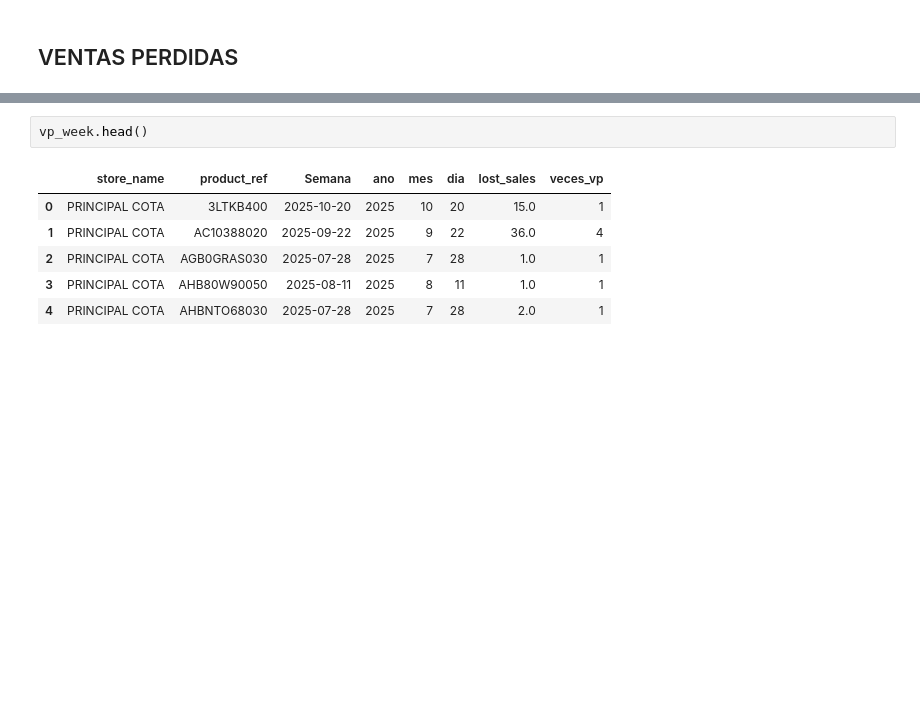
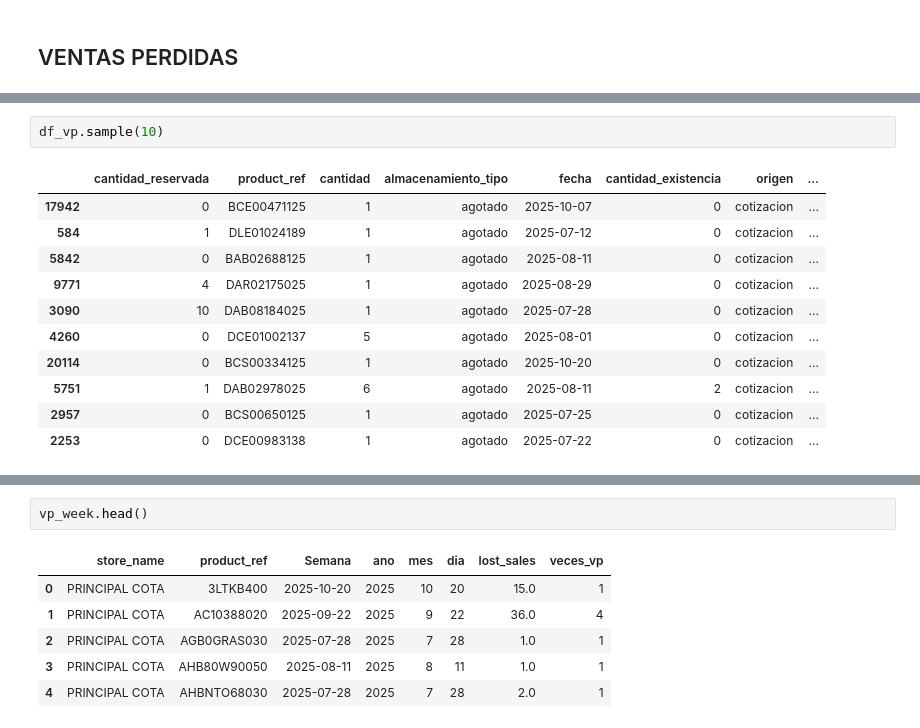
Before and after one commit to FiltrosDonsson/Proyectos-Data-analyst, a Jupyter notebook: MODELO ABASTECIMIENTO/ema.ipynb, the cells around one changed output, grey strips where cells are left out. Saved outputs shown, nothing was run; the diff lists cells and outputs as text; blank space fills up the shorter version.

```diff
--- a/MODELO ABASTECIMIENTO/ema.ipynb
+++ b/MODELO ABASTECIMIENTO/ema.ipynb
@@ -273,3 +270,17 @@ df_vp.head()
+# %%
+df_vp.sample(10)
+# %% [output]
+|  | cantidad_reservada | product_ref | cantidad | almacenamiento_tipo | fecha | cantidad_existencia | origen | ... |
+| 17942 | 0 | BCE00471125 | 1 | agotado | 2025-10-07 | 0 | cotizacion | ... |
+| 584 | 1 | DLE01024189 | 1 | agotado | 2025-07-12 | 0 | cotizacion | ... |
+| 5842 | 0 | BAB02688125 | 1 | agotado | 2025-08-11 | 0 | cotizacion | ... |
+| 9771 | 4 | DAR02175025 | 1 | agotado | 2025-08-29 | 0 | cotizacion | ... |
+| 3090 | 10 | DAB08184025 | 1 | agotado | 2025-07-28 | 0 | cotizacion | ... |
+| 4260 | 0 | DCE01002137 | 5 | agotado | 2025-08-01 | 0 | cotizacion | ... |
+| 20114 | 0 | BCS00334125 | 1 | agotado | 2025-10-20 | 0 | cotizacion | ... |
+| 5751 | 1 | DAB02978025 | 6 | agotado | 2025-08-11 | 2 | cotizacion | ... |
+| 2957 | 0 | BCS00650125 | 1 | agotado | 2025-07-25 | 0 | cotizacion | ... |
+| 2253 | 0 | DCE00983138 | 1 | agotado | 2025-07-22 | 0 | cotizacion | ... |
 # %%
 import pandas as pd
 import numpy as np
```
Also changed, not shown: parts of 5 cells of this notebook, 24 other files.
